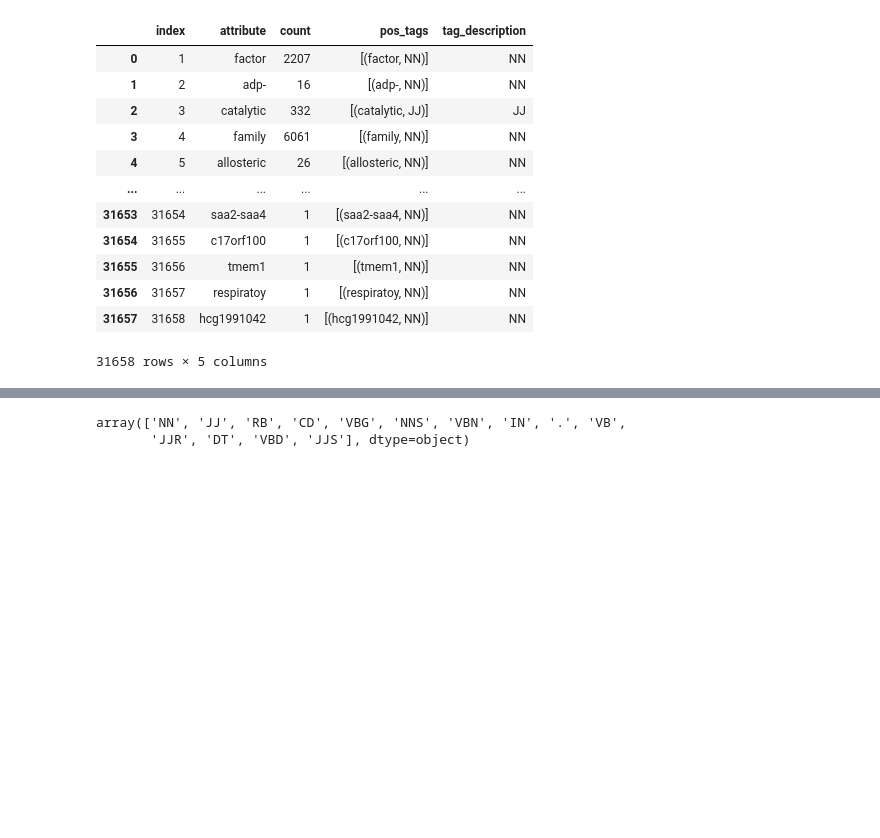
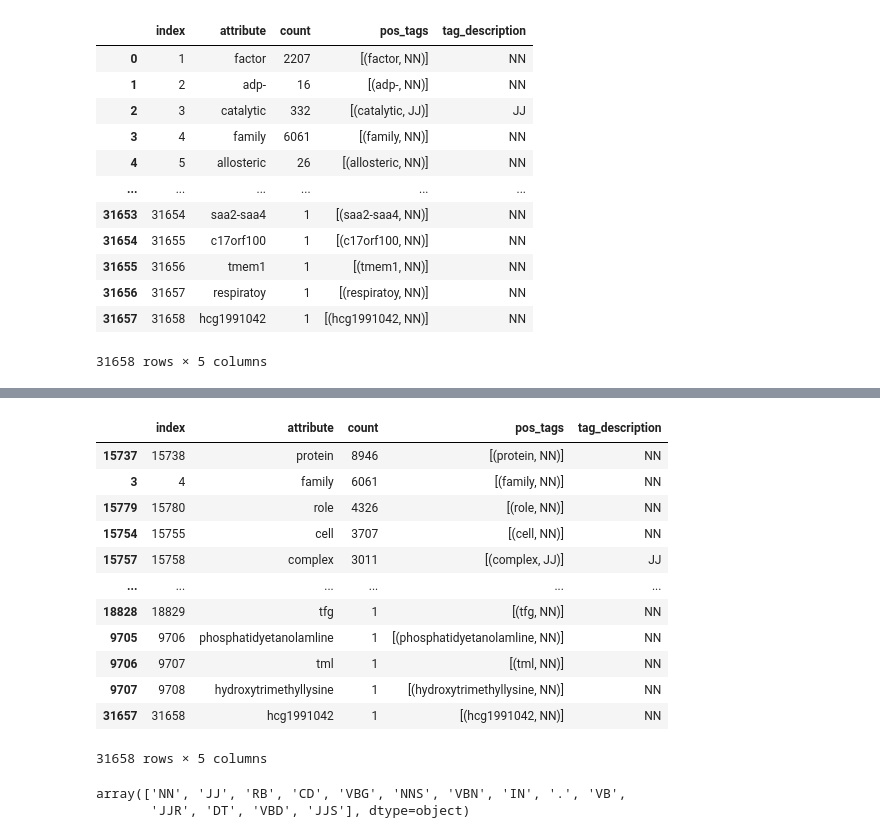
Before and after one commit to nonameforpirate2/DNA, a Jupyter notebook: NetworkAnalysis.ipynb, the cells around one changed output, grey strips where cells are left out. Cells and saved outputs as stored; diff of their text form; code cells hidden in the pictures; blank space fills up the shorter version.

```diff
--- a/NetworkAnalysis.ipynb
+++ b/NetworkAnalysis.ipynb
@@ -429,3 +447,21 @@ count_word_pd
+# %%
+#less popular word, which is the less favorite word from scientist to use in protein descriptions
+count_word_pd.sort_values(by='count', ascending=False)
+#protein
+# %% [output]
+|  | index | attribute | count | pos_tags | tag_description |
+| 15737 | 15738 | protein | 8946 | [(protein, NN)] | NN |
+| 3 | 4 | family | 6061 | [(family, NN)] | NN |
+| 15779 | 15780 | role | 4326 | [(role, NN)] | NN |
+| 15754 | 15755 | cell | 3707 | [(cell, NN)] | NN |
+| 15757 | 15758 | complex | 3011 | [(complex, JJ)] | JJ |
+| ... | ... | ... | ... | ... | ... |
+| 18828 | 18829 | tfg | 1 | [(tfg, NN)] | NN |
+| 9705 | 9706 | phosphatidyetanolamline | 1 | [(phosphatidyetanolamline, NN)] | NN |
+| 9706 | 9707 | tml | 1 | [(tml, NN)] | NN |
+| 9707 | 9708 | hydroxytrimethyllysine | 1 | [(hydroxytrimethyllysine, NN)] | NN |
+| 31657 | 31658 | hcg1991042 | 1 | [(hcg1991042, NN)] | NN |
+31658 rows × 5 columns
 # %%
 #check unique values of tag_description
 count_word_pd['tag_description'].unique()
```
Also changed, not shown: parts of 1 cell of this notebook.
